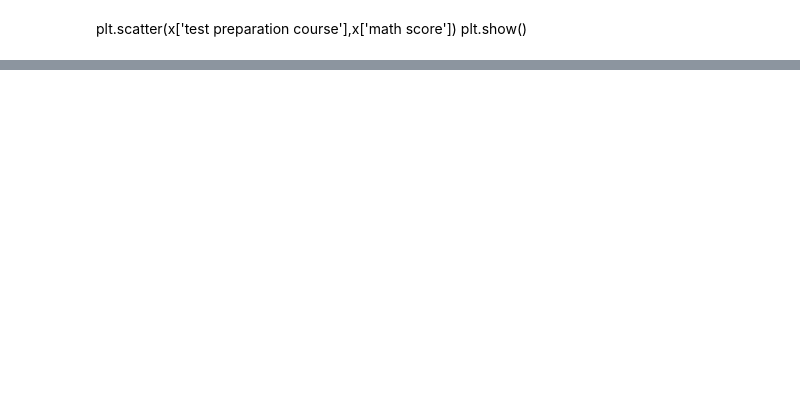
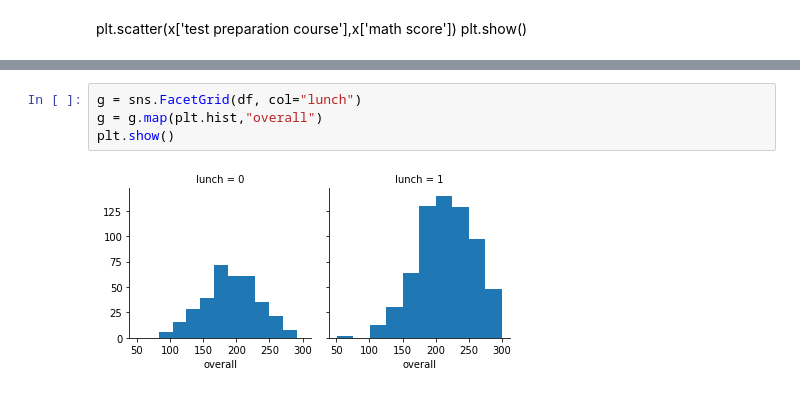
Before and after one commit to ThisIsSakshi/UST-Python-Training, a Jupyter notebook: Assignment_for_7_Dec.ipynb, the cells around one changed output, grey strips where cells are left out. Cells and saved outputs as stored; diff of their text form; blank space fills up the shorter version.

```diff
--- a/Assignment_for_7_Dec.ipynb
+++ b/Assignment_for_7_Dec.ipynb
@@ -340,0 +398,6 @@ plt.show()
+# %%
+g = sns.FacetGrid(df, col="lunch")
+g = g.map(plt.hist,"overall")
+plt.show()
+# %% [output]
+[figure, added]
```
Also changed, not shown: parts of 21 cells of this notebook.
